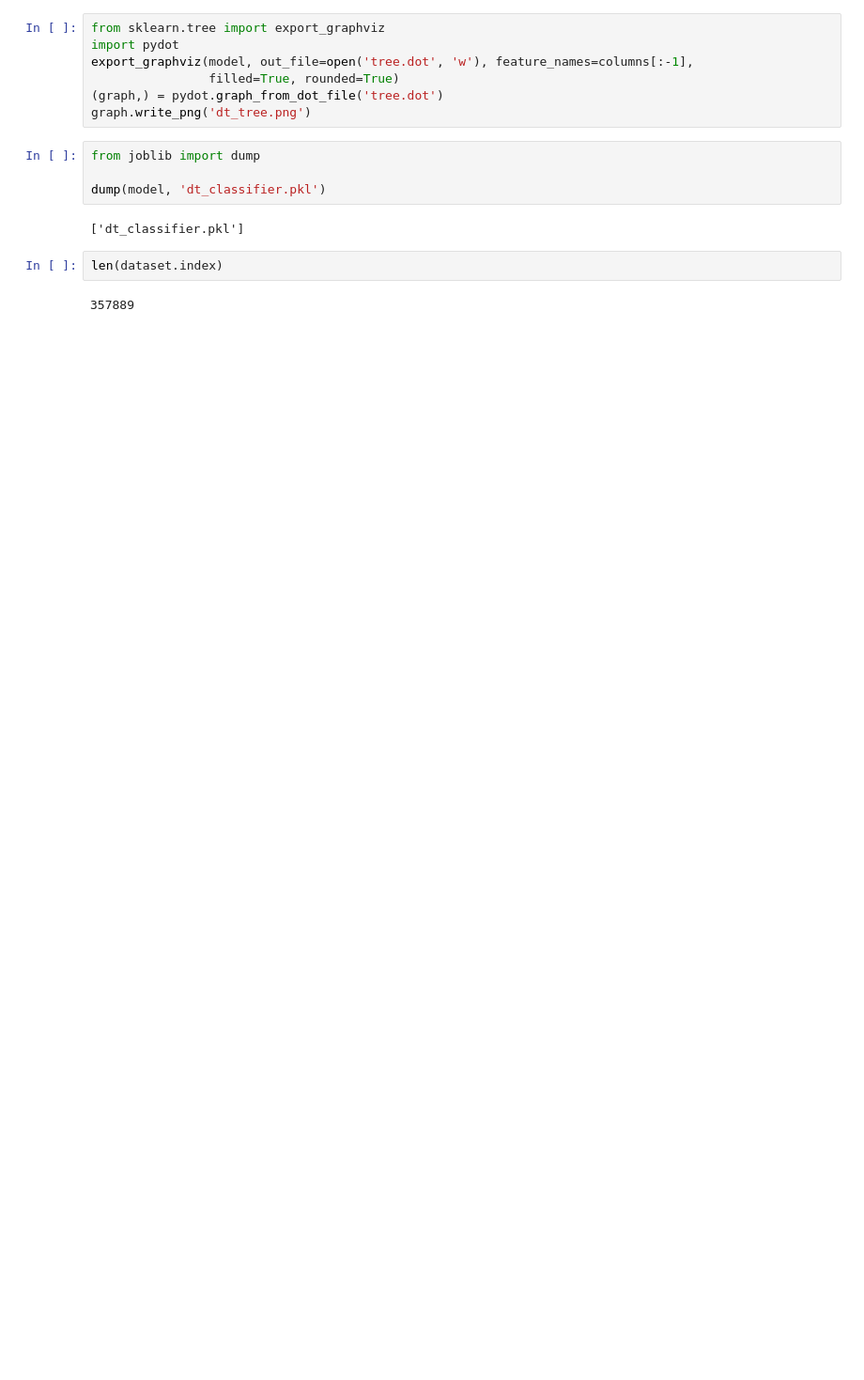
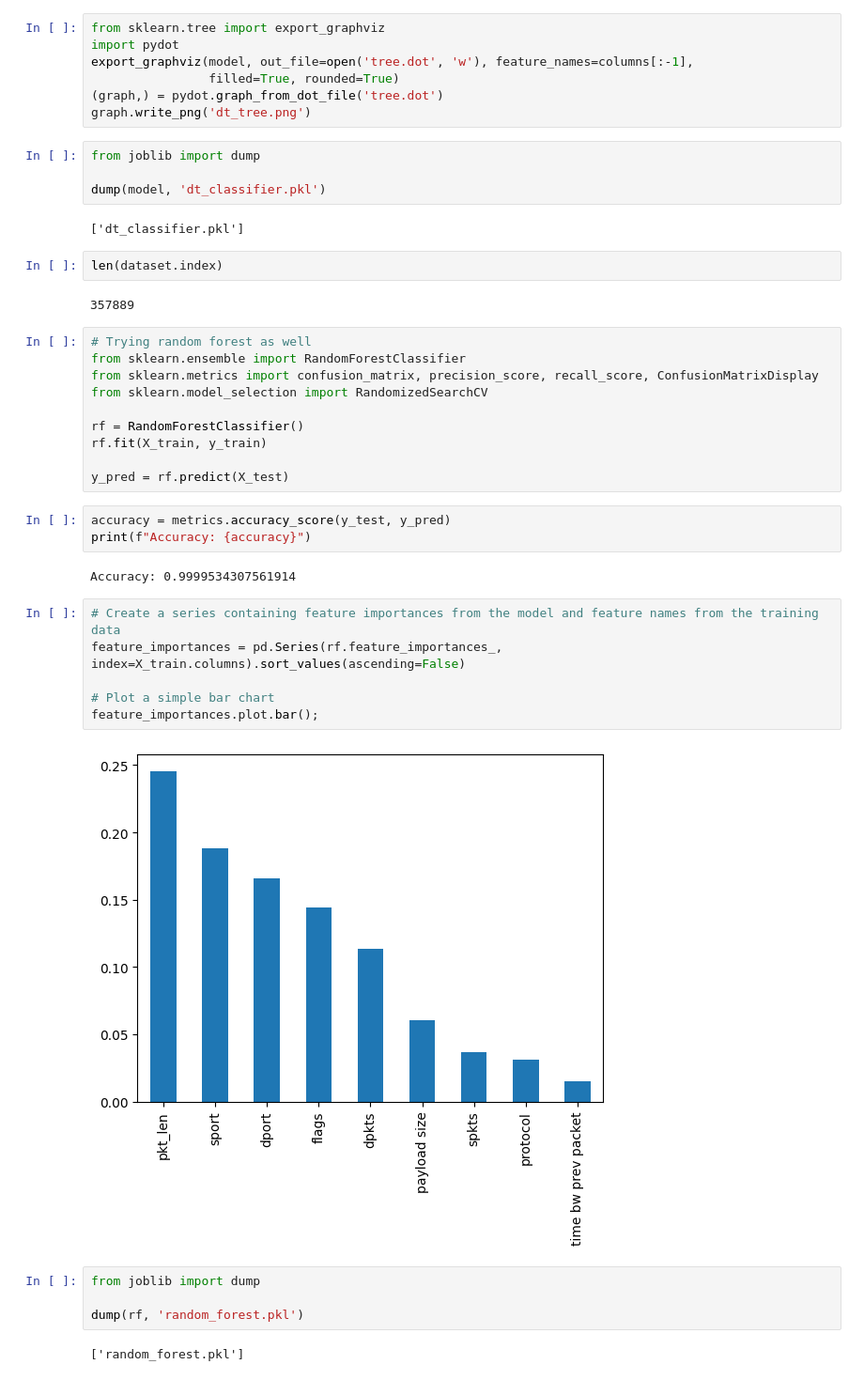
Before and after one commit to Hussain-Javed-K213584/NIDSv2, a Jupyter notebook: model_training/model.ipynb, the cells around one changed output. Shown at 94% size. Drawn from its saved outputs; the diff is of its cells as text; blank space fills up the shorter version.

Commit message:
Trained RandomForest

```diff
--- a/model_training/model.ipynb
+++ b/model_training/model.ipynb
@@ -157,3 +159,32 @@ dump(model, 'dt_classifier.pkl')
 len(dataset.index)
 # %% [output]
 357889
+# %%
+# Trying random forest as well
+from sklearn.ensemble import RandomForestClassifier
+from sklearn.metrics import confusion_matrix, precision_score, recall_score, ConfusionMatrixDisplay
+from sklearn.model_selection import RandomizedSearchCV
+
+rf = RandomForestClassifier()
+rf.fit(X_train, y_train)
+
+y_pred = rf.predict(X_test)
+# %%
+accuracy = metrics.accuracy_score(y_test, y_pred)
+print(f"Accuracy: {accuracy}")
+# %% [output]
+Accuracy: 0.9999534307561914
+# %%
+# Create a series containing feature importances from the model and feature names from the training data
+feature_importances = pd.Series(rf.feature_importances_, index=X_train.columns).sort_values(ascending=False)
+
+# Plot a simple bar chart
+feature_importances.plot.bar();
+# %% [output]
+[figure, added]
+# %%
+from joblib import dump
+
+dump(rf, 'random_forest.pkl')
+# %% [output]
+['random_forest.pkl']
```
Also changed, not shown: parts of 5 cells of this notebook, 1 other file.
